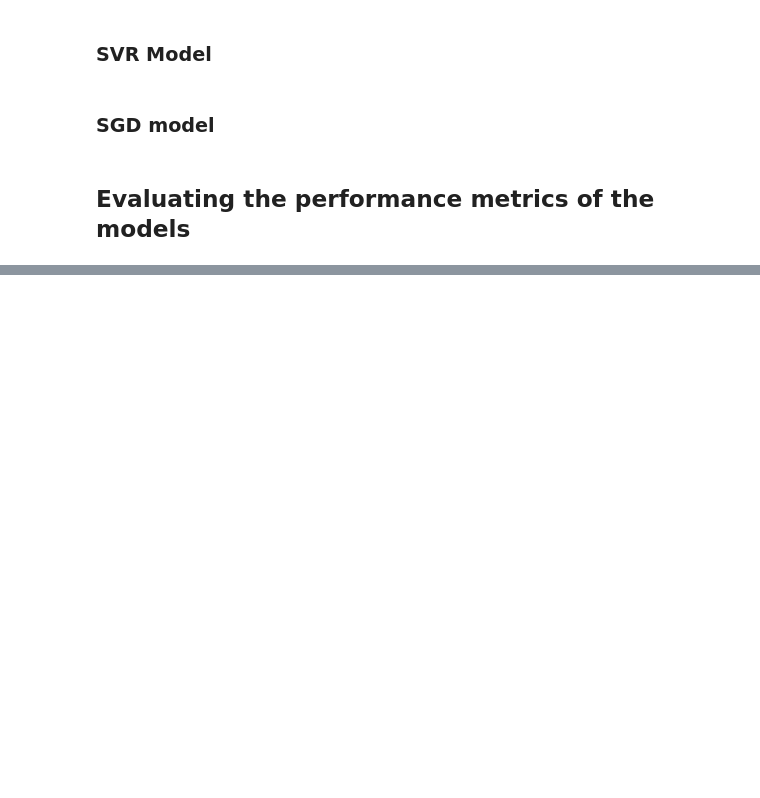
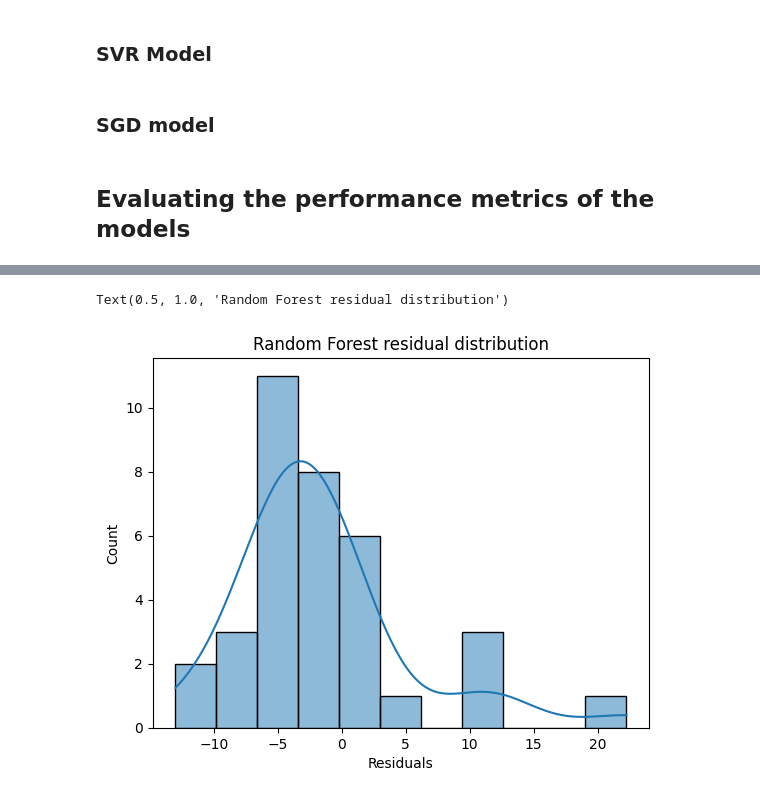
Before and after one commit to oakerekan/Bayes---Hamoye---Remittance-Pattern-and-Economic-development, a Jupyter notebook: 04. Remittance_Patterns_Modelling.ipynb, the cells around one changed output, grey strips where cells are left out. Cells and saved outputs as stored; diff of their text form; code cells hidden in the pictures; blank space fills up the shorter version.

```diff
--- a/04. Remittance_Patterns_Modelling.ipynb
+++ b/04. Remittance_Patterns_Modelling.ipynb
@@ -416,0 +313,11 @@ Test set loss:, 0.014249
+# %%
+# Compute the residuals
+rf_resids = y_test - rf_preds
+
+# Plot the distribution of residuals using a histogram
+sns.histplot(rf_resids, kde=True)
+plt.xlabel('Residuals')
+plt.title('Random Forest residual distribution')
+# %% [output]
+Text(0.5, 1.0, 'Random Forest residual distribution')
+[figure, added]
```
Also changed, not shown: parts of 41 cells of this notebook.
